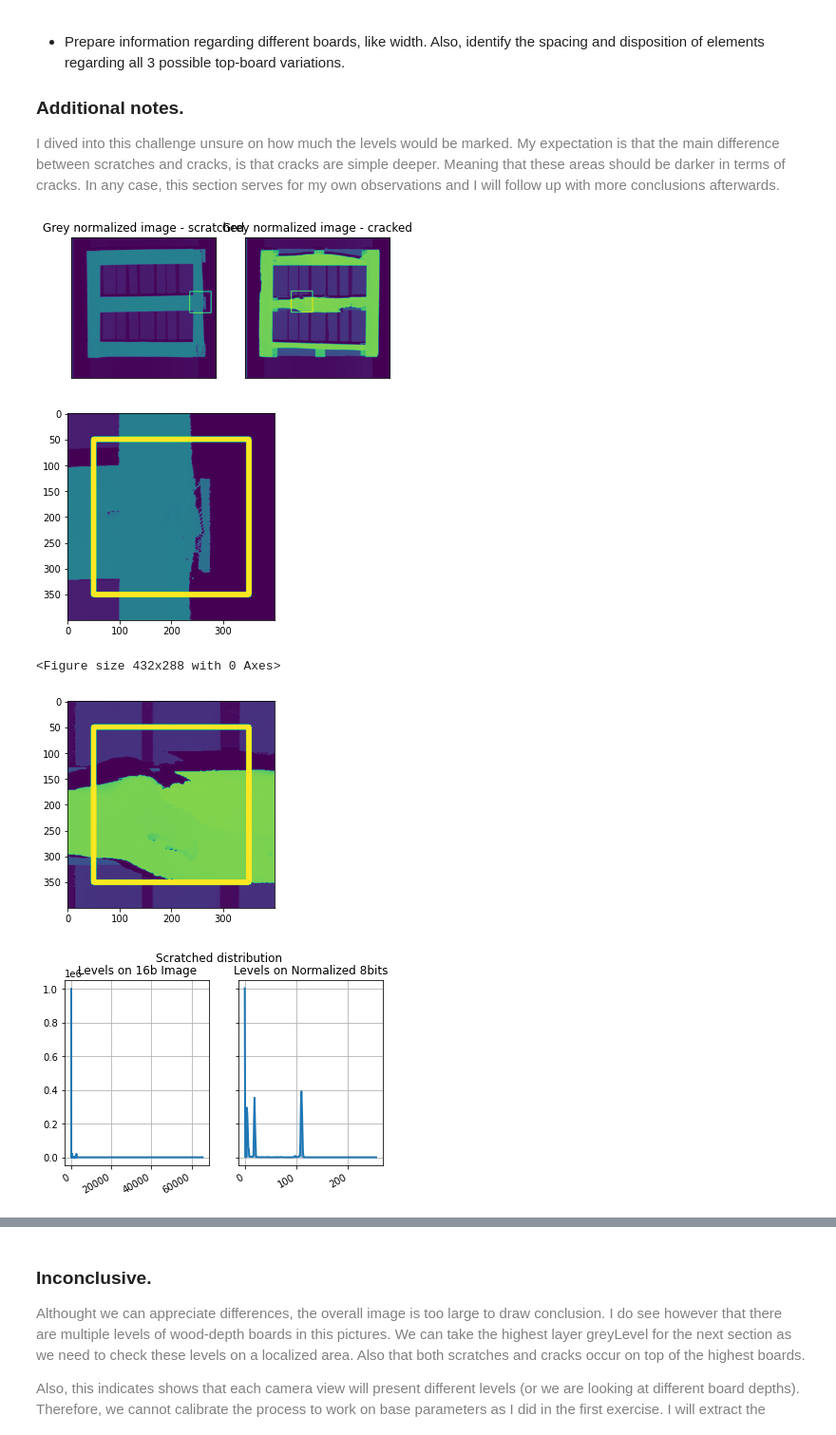
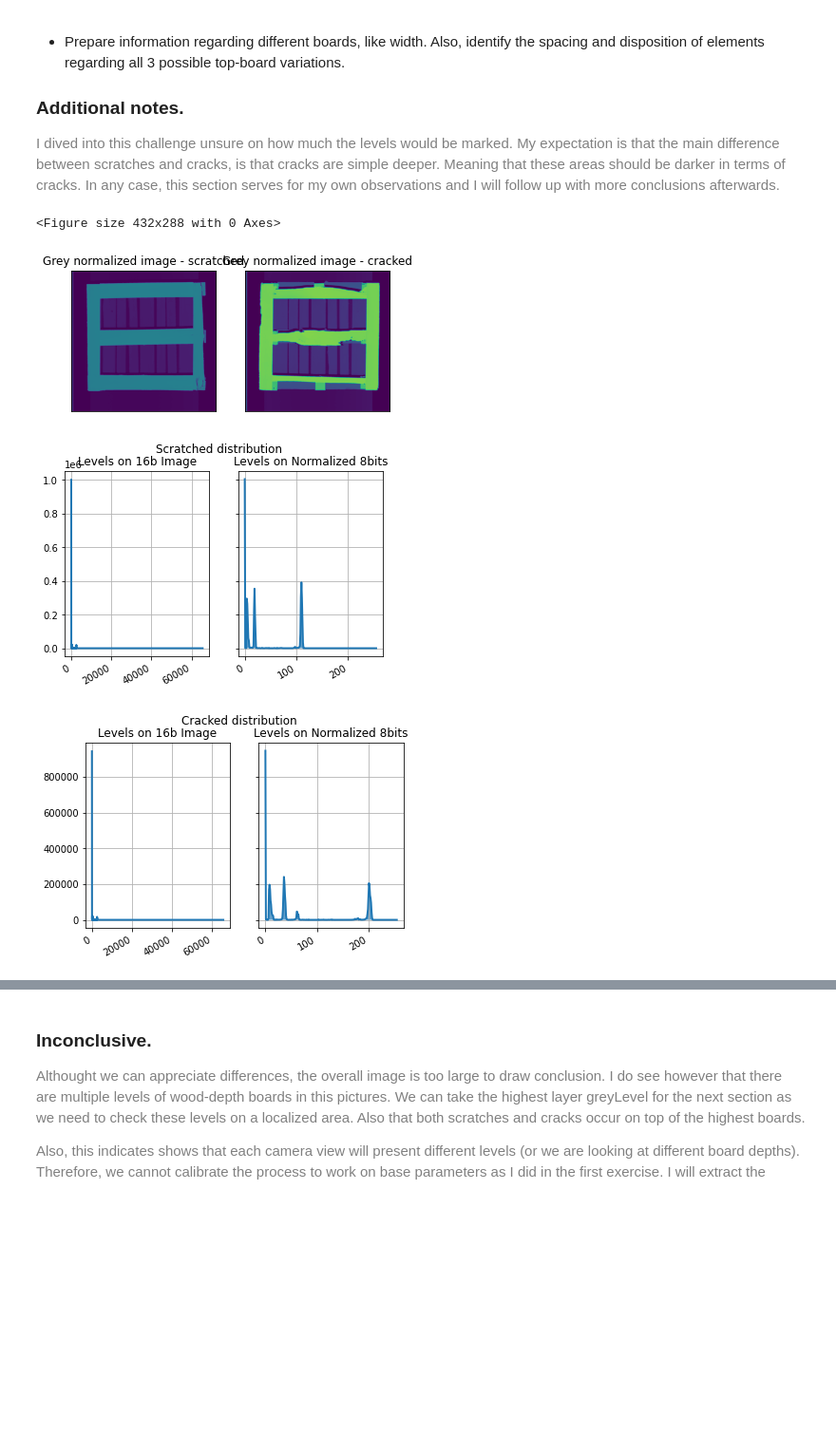
Before and after one commit to keny91/ChapChallenge, a Jupyter notebook: CameraBottom.ipynb, the cells around one changed output, grey strips where cells are left out. Shown at 95% size. Cells and saved outputs as stored; diff of their text form; code cells hidden in the pictures; blank space fills up the shorter version.

```diff
--- a/CameraBottom.ipynb
+++ b/CameraBottom.ipynb
@@ -78,10 +78,10 @@ scratch_label = 100
 crack_label = 101
 
 # areas of interest for each image
-area_B58_scratch = [BOTTOM_IMAGES_PATH+"B58.tif",[1820,927]  ]
+area_B58_scratch = [BOTTOM_IMAGES_PATH+"B58.tif",[1780,927]  ]  # [1820,927]
 area_D59_scratch = [BOTTOM_IMAGES_PATH+"B59.tif",[[1078,440], [1037,1088], [1000,1622]] ]
 
-area_B78_crack  = [BOTTOM_IMAGES_PATH+"B78.tif",[800,920    ]]
+area_B78_crack  = [BOTTOM_IMAGES_PATH+"B78.tif",[800,980    ]]  # [800,920    ]]
 area_D82_crack  = [BOTTOM_IMAGES_PATH+"D82.tif",[274,1300   ]]
 area_D83_crack  = [BOTTOM_IMAGES_PATH+"D83.tif",[318,697    ]]
 area_E24_crack  = [BOTTOM_IMAGES_PATH+"E24.tif",[665,1614   ]]
@@ -129,7 +125,8 @@ def Convert8bAndNormalize ( image16b ):
     normalized = cv.normalize(image16b,None,0,65535,cv.NORM_MINMAX)
     return cv.convertScaleAbs(normalized,alpha=(255.0/65535.0))
 
-
+def Normalize16b ( image16b ):
+    return cv.normalize(image16b,None,0,65535,cv.NORM_MINMAX)
 ###############     execution part      ############
 
 # sample scratch
@@ -150,9 +147,6 @@ crack_image8bNorm = Convert8bAndNormalize ( crack_image16 )
 crack_hist_values_norm = cv.calcHist([crack_image8bNorm.flatten()],channels=[0],mask=None,histSize=[256],ranges=[0,255])
 
 
-margin = 150
-scratch_region = cv.rectangle(scract_image8bNorm, (scract_sample_location[0]-margin, scract_sample_location[1]-margin), (scract_sample_location[0]+margin, scract_sample_location[1]+margin), (255,255,255),10)
-crack_region = cv.rectangle(crack_image8bNorm, (crack_sample_location[0]-margin, crack_sample_location[1]-margin), (crack_sample_location[0]+margin, crack_sample_location[1]+margin), (255,255,255),10)
 
 
 #########  Show images and marked regions
@@ -173,8 +167,7 @@ ax0.set_title('Grey normalized image - scratched')
 ax1.imshow(crack_image8bNorm)
 ax1.set_title('Grey normalized image - cracked')
 
-smallimg = mySF.getImageCutoffAroundPoint(scract_image8bNorm,scract_sample_location,200)
-smallimg2 = mySF.getImageCutoffAroundPoint(crack_image8bNorm,crack_sample_location,200)
+
 ################# show scratch hist
 
 fig1, (ax1, ax2) = plt.subplots(1, 2, sharex=False, sharey=True)
@@ -189,35 +182,34 @@ ax2.set_title('Levels on Normalized 8bits')
 
 for ax in ax1, ax2:
     ax.grid(True)
 
 for label in ax2.get_yticklabels():
     label.set_visible(False)
 
 fig1.suptitle('Scratched distribution')
 fig1.autofmt_xdate()
 
 ################# same for crack
 fig1, (ax1, ax2) = plt.subplots(1, 2, sharex=False, sharey=True)
 
 ax2.fill_between(range(0,256), min(crack_hist_values_norm[:,0]),crack_hist_values_norm[:,0],alpha=0.7)
 ax2.plot(range(0,256),crack_hist_values_norm,lw = 2)
 
 ax1.plot(range(0,65535),crack_hist_values, lw = 2)
 
 ax1.set_title('Levels on 16b Image')
 ax2.set_title('Levels on Normalized 8bits')
 
 for ax in ax1, ax2:
     ax.grid(True)
 
 for label in ax2.get_yticklabels():
     label.set_visible(False)
 
 fig1.suptitle('Cracked distribution')
 fig1.autofmt_xdate()
 # %% [output]
+<Figure size 432x288 with 0 Axes>
-[figure, old version]
+[figure, new version]
-[figure, old version]
+[figure, new version]
-<Figure size 432x288 with 0 Axes>
-[figure, old version]
+[figure, new version]
-[figure, removed]
```
Also changed, not shown: parts of 7 cells of this notebook, 1 other file.
